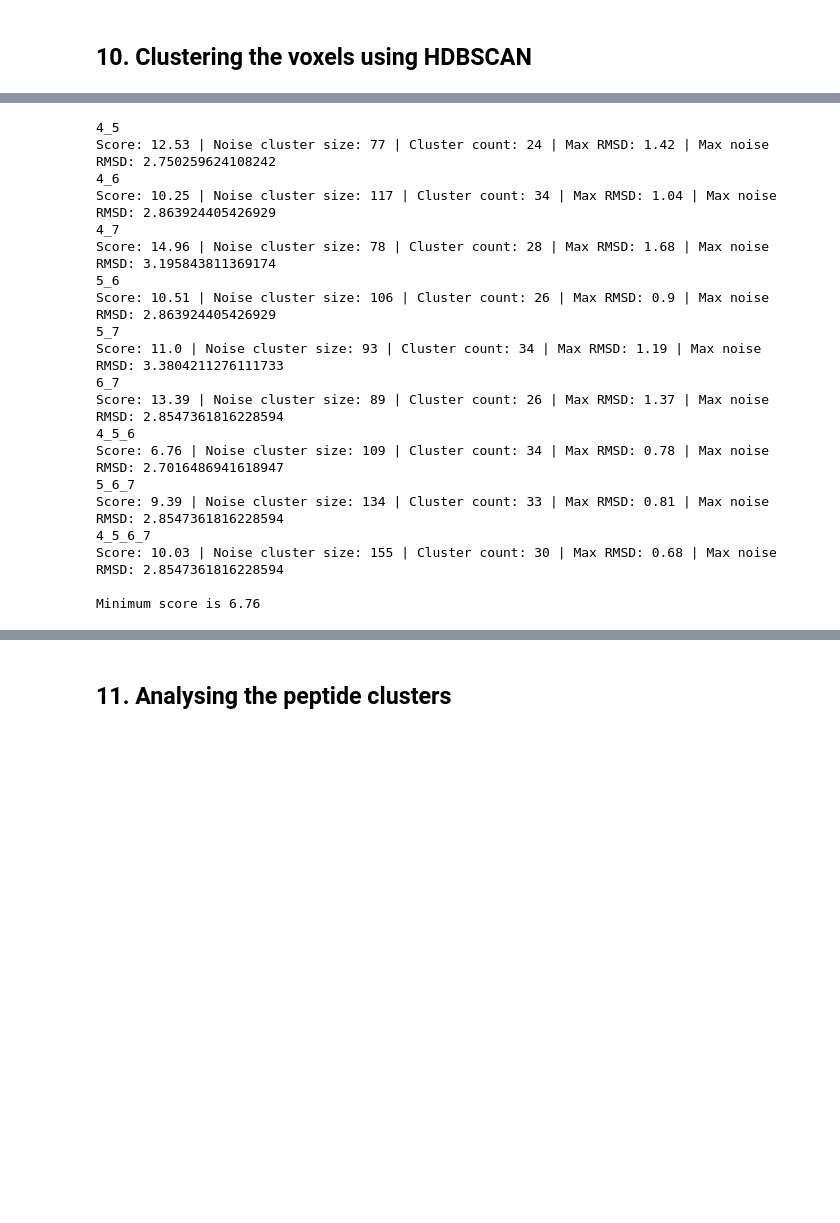
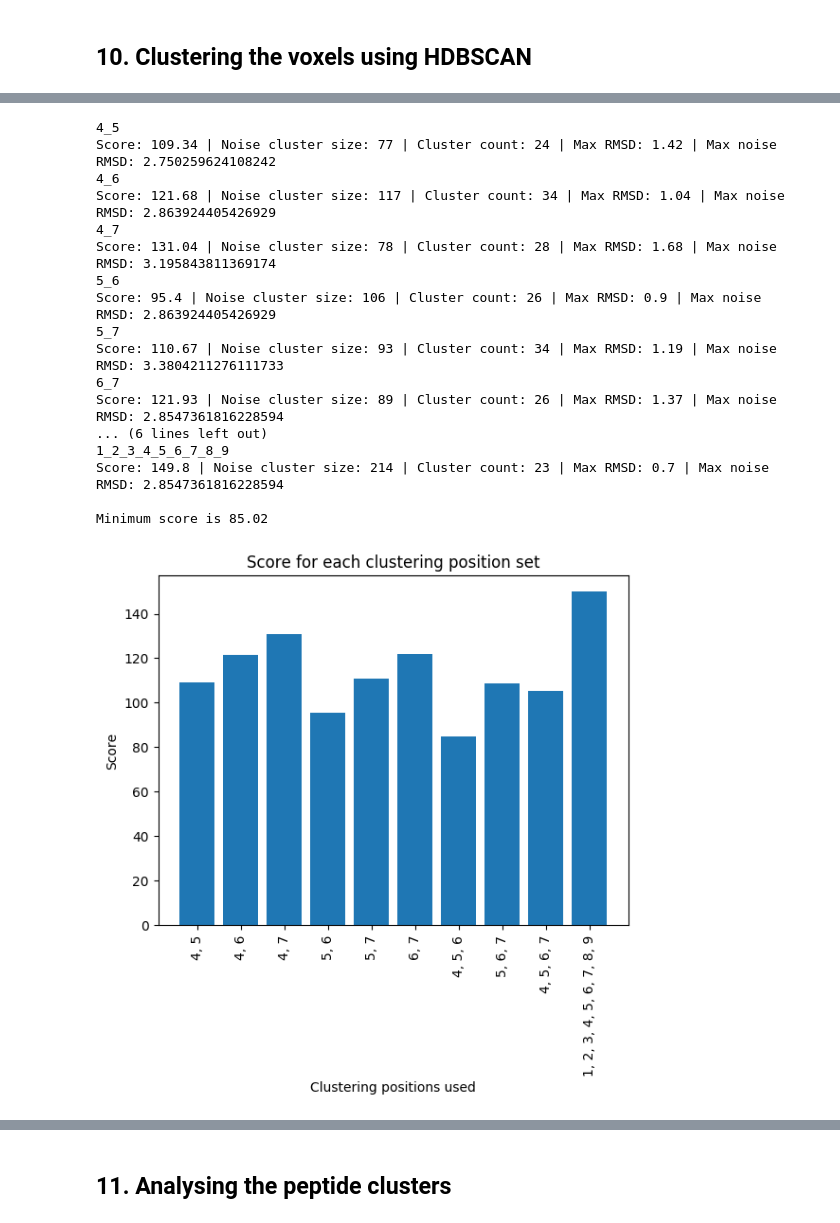
Before and after one commit to histofyi/voxels, a Jupyter notebook: Voxel generation and analysis.ipynb, the cells around one changed output, grey strips where cells are left out. Drawn from its saved outputs; the diff is of its cells as text; code cells hidden in the pictures; blank space fills up the shorter version.

Commit message:
Updated notebook to include cluster scoring

```diff
--- a/Voxel generation and analysis.ipynb
+++ b/Voxel generation and analysis.ipynb
@@ -473,7 +473,7 @@ Position 9
 ## 10. Clustering the voxels using HDBSCAN
 # %%
 
-possible_clustering_positions = [[4,5], [4,6], [4,7], [5,6] ,[5,7], [6,7], [4,5,6], [5,6,7], [4,5,6,7]]
+possible_clustering_positions = [[4,5], [4,6], [4,7], [5,6] ,[5,7], [6,7], [4,5,6], [5,6,7], [4,5,6,7], [1,2,3,4,5,6,7,8,9]]
 
 min_cluster_size = 3
 
@@ -617,39 +616,86 @@ Others to potentially add
 - higher average RMSD between clusters?
 # %%
 scores = []
+labels = [item.replace('_',', ') for item in clustering_collection['clusters'].keys()]
 
 for clustering in clustering_collection['clusters']:
     noise_cluster_size = clustering_collection['clusters'][clustering]['noise_cluster_size']
     cluster_count = clustering_collection['clusters'][clustering]['cluster_count']
     max_rmsd = clustering_collection['clusters'][clustering]['max_rmsd']
     max_noise_rmsd = clustering_collection['clusters'][clustering]['noise_cluster_max_rmsd']
 
     print (clustering)
 
 
-    score = round(noise_cluster_size / cluster_count * max_rmsd * max_noise_rmsd, 2)
+    score = round(noise_cluster_size * max_rmsd, 2)
     scores.append(score)
     print (f"Score: {score} | Noise cluster size: {noise_cluster_size} | Cluster count: {cluster_count} | Max RMSD: {max_rmsd} | Max noise RMSD: {max_noise_rmsd}")
 
 print (f"\nMinimum score is {min(scores)}")
+
+
+plt.bar(labels, scores, color='tab:blue')
+plt.title(f"Score for each clustering position set")
+plt.xlabel("Clustering positions used")
+plt.ylabel("Score")
+plt.xticks(rotation=90)
+plt.show()
+
+
+cluster_counts = [clustering_collection['clusters'][clustering]['cluster_count'] for clustering in clustering_collection['clusters']]
+
+
+plt.bar(labels, cluster_counts, color='tab:blue')
+plt.title(f"Number of clusters found for each clustering position set")
+plt.xlabel("Clustering positions used")
+plt.ylabel("Number of clusters found")
+plt.xticks(rotation=90)
+plt.show()
+
+noise_cluster_sizes = [clustering_collection['clusters'][clustering]['noise_cluster_size'] for clustering in clustering_collection['clusters']]
+
+plt.bar(labels, noise_cluster_sizes, color='tab:blue')
+plt.title(f"Size of the noise cluster for each clustering position set")
+plt.xlabel("Clustering positions used")
+plt.ylabel("Number of structures in the noise cluster")
+plt.xticks(rotation=90)
+plt.show()
+
+max_rmsds = [clustering_collection['clusters'][clustering]['max_rmsd'] for clustering in clustering_collection['clusters']]
+
+plt.bar(labels, max_rmsds, color='tab:blue')
+plt.title(f"Maximum positional RMSD for each clustering position set")
+plt.xlabel("Clustering positions used")
+plt.ylabel("Maximum RMSD for a cluster")
+plt.gca().yaxis.set_major_formatter(plt.FuncFormatter('{:.1f}Å'.format))
+plt.xticks(rotation=90)
+plt.show()
+
+noise_cluster_max_rmsds = [clustering_collection['clusters'][clustering]['noise_cluster_max_rmsd'] for clustering in clustering_collection['clusters']]
+
+plt.bar(labels, noise_cluster_max_rmsds, color='tab:blue')
+plt.title(f"Maximum noise cluster positional RMSD for each clustering position set")
+plt.xlabel("Clustering positions used")
+plt.ylabel("Maximum RMSD for the noise cluster")
+plt.gca().yaxis.set_major_formatter(plt.FuncFormatter('{:.1f}Å'.format))
+plt.xticks(rotation=90)
+plt.show()
 # %% [output]
 4_5
-Score: 12.53 | Noise cluster size: 77 | Cluster count: 24 | Max RMSD: 1.42 | Max noise RMSD: 2.750259624108242
+Score: 109.34 | Noise cluster size: 77 | Cluster count: 24 | Max RMSD: 1.42 | Max noise RMSD: 2.750259624108242
 4_6
-Score: 10.25 | Noise cluster size: 117 | Cluster count: 34 | Max RMSD: 1.04 | Max noise RMSD: 2.863924405426929
+Score: 121.68 | Noise cluster size: 117 | Cluster count: 34 | Max RMSD: 1.04 | Max noise RMSD: 2.863924405426929
 4_7
-Score: 14.96 | Noise cluster size: 78 | Cluster count: 28 | Max RMSD: 1.68 | Max noise RMSD: 3.195843811369174
+Score: 131.04 | Noise cluster size: 78 | Cluster count: 28 | Max RMSD: 1.68 | Max noise RMSD: 3.195843811369174
 5_6
-Score: 10.51 | Noise cluster size: 106 | Cluster count: 26 | Max RMSD: 0.9 | Max noise RMSD: 2.863924405426929
+Score: 95.4 | Noise cluster size: 106 | Cluster count: 26 | Max RMSD: 0.9 | Max noise RMSD: 2.863924405426929
 5_7
-Score: 11.0 | Noise cluster size: 93 | Cluster count: 34 | Max RMSD: 1.19 | Max noise RMSD: 3.3804211276111733
+Score: 110.67 | Noise cluster size: 93 | Cluster count: 34 | Max RMSD: 1.19 | Max noise RMSD: 3.3804211276111733
 6_7
-Score: 13.39 | Noise cluster size: 89 | Cluster count: 26 | Max RMSD: 1.37 | Max noise RMSD: 2.8547361816228594
-4_5_6
-Score: 6.76 | Noise cluster size: 109 | Cluster count: 34 | Max RMSD: 0.78 | Max noise RMSD: 2.7016486941618947
-5_6_7
-Score: 9.39 | Noise cluster size: 134 | Cluster count: 33 | Max RMSD: 0.81 | Max noise RMSD: 2.8547361816228594
-4_5_6_7
-Score: 10.03 | Noise cluster size: 155 | Cluster count: 30 | Max RMSD: 0.68 | Max noise RMSD: 2.8547361816228594
+Score: 121.93 | Noise cluster size: 89 | Cluster count: 26 | Max RMSD: 1.37 | Max noise RMSD: 2.8547361816228594
+... (6 lines left out)
+1_2_3_4_5_6_7_8_9
+Score: 149.8 | Noise cluster size: 214 | Cluster count: 23 | Max RMSD: 0.7 | Max noise RMSD: 2.8547361816228594
 
-Minimum score is 6.76
+Minimum score is 85.02
+[figure, added]
```
Also changed, not shown: parts of 3 cells of this notebook.
